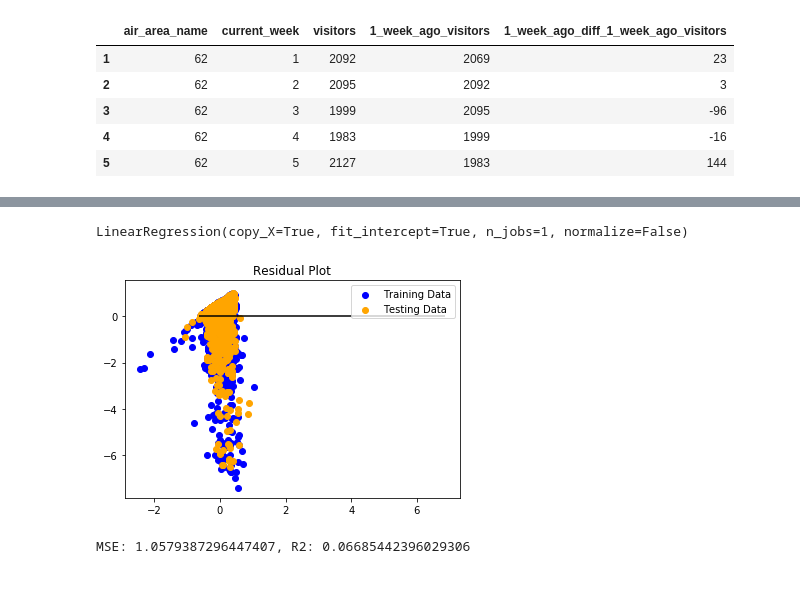
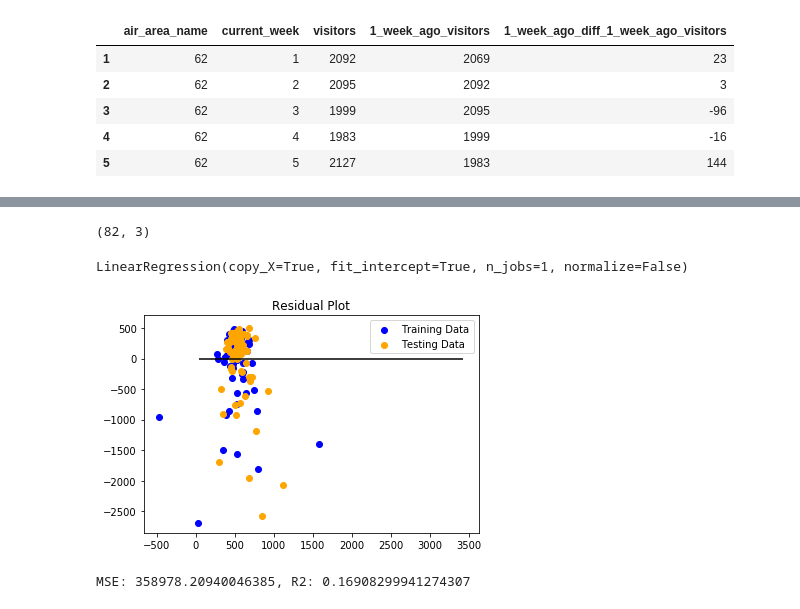
Before and after one commit to Gan001/dataviz-final-project, a Jupyter notebook: ML_Air.ipynb, the cells around one changed output, grey strips where cells are left out. Drawn from its saved outputs; the diff is of its cells as text; code cells hidden in the pictures.

Commit message:
forward chain first week

```diff
--- a/ML_Air.ipynb
+++ b/ML_Air.ipynb
@@ -102,0 +114,4 @@ X_train, X_test, y_train, y_test = train_test_split(X, y, random_state=42)
+# %%
+week_three_clean_ml_df = clean_ml_df.loc[clean_ml_df["current_week"] == 3]
+no_zeroes_three_clean_ml_df = week_three_clean_ml_df.loc[week_three_clean_ml_df["visitors"] != 0]
+no_zeroes_three_clean_ml_df.head(5)
@@ -103,11 +125,23 @@ X_train, X_test, y_train, y_test = train_test_split(X, y, random_state=42)
+# %%
+features = ['air_area_name','current_week','1_week_ago_diff_1_week_ago_visitors']
+X_3 = no_zeroes_three_clean_ml_df[list(features)].values
+y_3 = no_zeroes_three_clean_ml_df['visitors'].values
+y_3 = y_3.reshape(-1,1)
+y_3.shape
+X_3.shape
+# %% [output]
+(82, 3)
 # %%
 from sklearn.preprocessing import StandardScaler
 
 # Create a StandardScater model and fit it to the training data
 
 ### BEGIN SOLUTION
-X_scaler = StandardScaler().fit(X_train)
-y_scaler = StandardScaler().fit(y_train)
+X_train = X
+y_train = y
 ### END SOLUTION
+
+X_test = X_3
+y_test = y_3
 # %%
 # Transform the training and testing data using the X_scaler and y_scaler models
@@ -124,37 +151,37 @@ y_test_scaled = y_scaler.transform(y_test)
 ### BEGIN SOLUTION
 from sklearn.linear_model import LinearRegression
 model = LinearRegression()
-model.fit(X_train_scaled, y_train_scaled)
+model.fit(X_train, y_train)
 ### END SOLUTION
 # %% [output]
 LinearRegression(copy_X=True, fit_intercept=True, n_jobs=1, normalize=False)
 # %%
 # Make predictions using the X_test_scaled data
 # Plot y_test_scaled vs y_test_scaled
 # Scatter plot y_test_scaled vs predictions
 
 ### BEGIN SOLUTION
-predictions = model.predict(X_test_scaled)
+predictions = model.predict(X_test)
 # model.fit(X_train_scaled, y_train_scaled)
-plt.scatter(model.predict(X_train_scaled), model.predict(X_train_scaled) - y_train_scaled, c="blue", label="Training Data")
-plt.scatter(model.predict(X_test_scaled), model.predict(X_test_scaled) - y_test_scaled, c="orange", label="Testing Data")
+plt.scatter(model.predict(X_train), model.predict(X_train) - y_train, c="blue", label="Training Data")
+plt.scatter(model.predict(X_test), model.predict(X_test) - y_test, c="orange", label="Testing Data")
 plt.legend()
-plt.hlines(y=0, xmin=y_test_scaled.min(), xmax=y_test_scaled.max())
+plt.hlines(y=0, xmin=y_test.min(), xmax=y_test.max())
 plt.title("Residual Plot")
 plt.show()
 ### END SOLUTION
 # %% [output]
-[figure, old version]
+[figure, new version]
 # %%
 # Used X_test_scaled, y_test_scaled, and model.predict(X_test_scaled) to calculate MSE and R2
 
 ### BEGIN SOLUTION
 from sklearn.metrics import mean_squared_error
 
-MSE = mean_squared_error(y_test_scaled, predictions)
-r2 = model.score(X_test_scaled, y_test_scaled)
+MSE = mean_squared_error(y_test, predictions)
+r2 = model.score(X_test, y_test)
 ### END SOLUTION
 
 print(f"MSE: {MSE}, R2: {r2}")
 # %% [output]
-MSE: 1.0579387296447407, R2: 0.06685442396029306
+MSE: 358978.20940046385, R2: 0.16908299941274307
```
Also changed, not shown: parts of 11 cells of this notebook.
